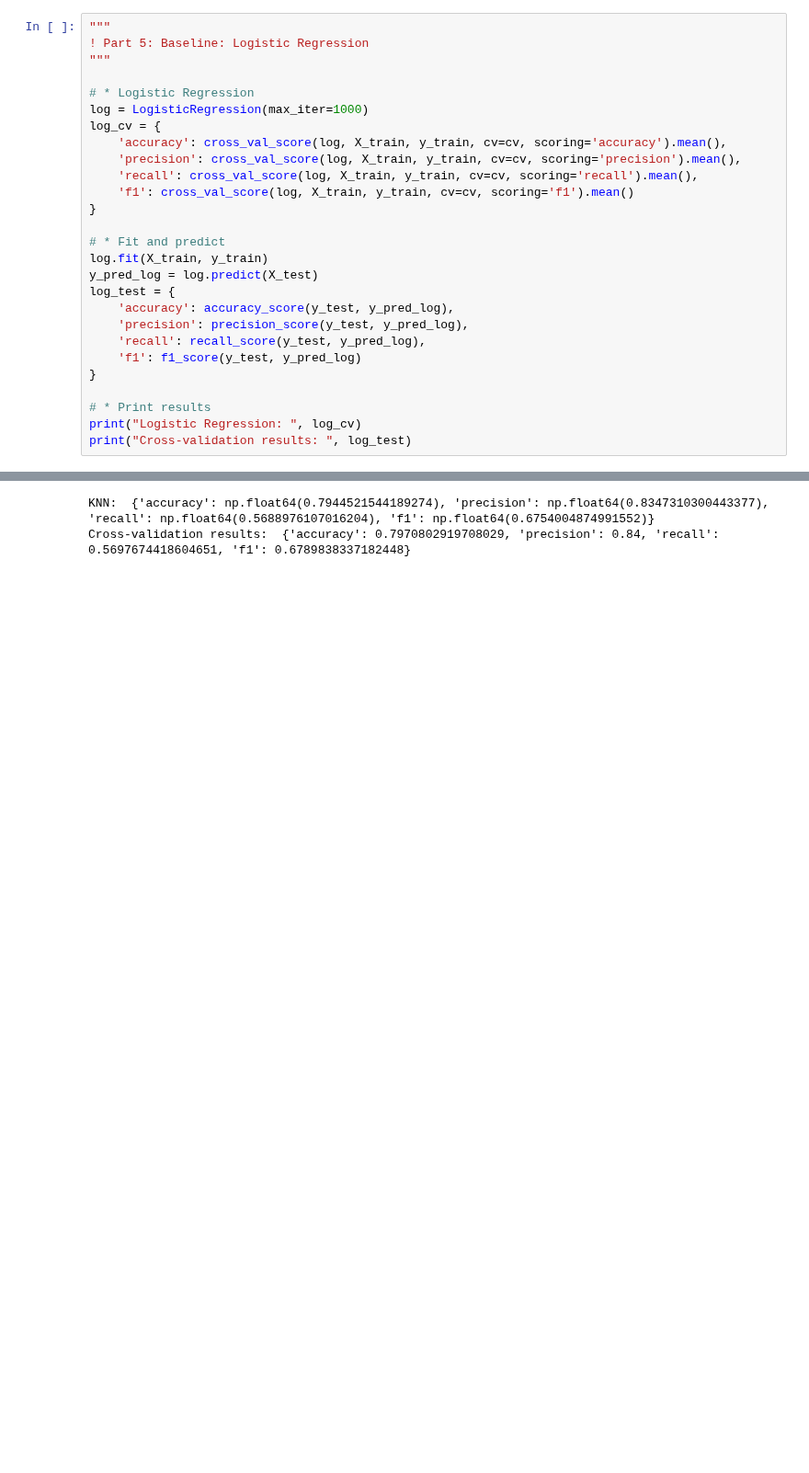
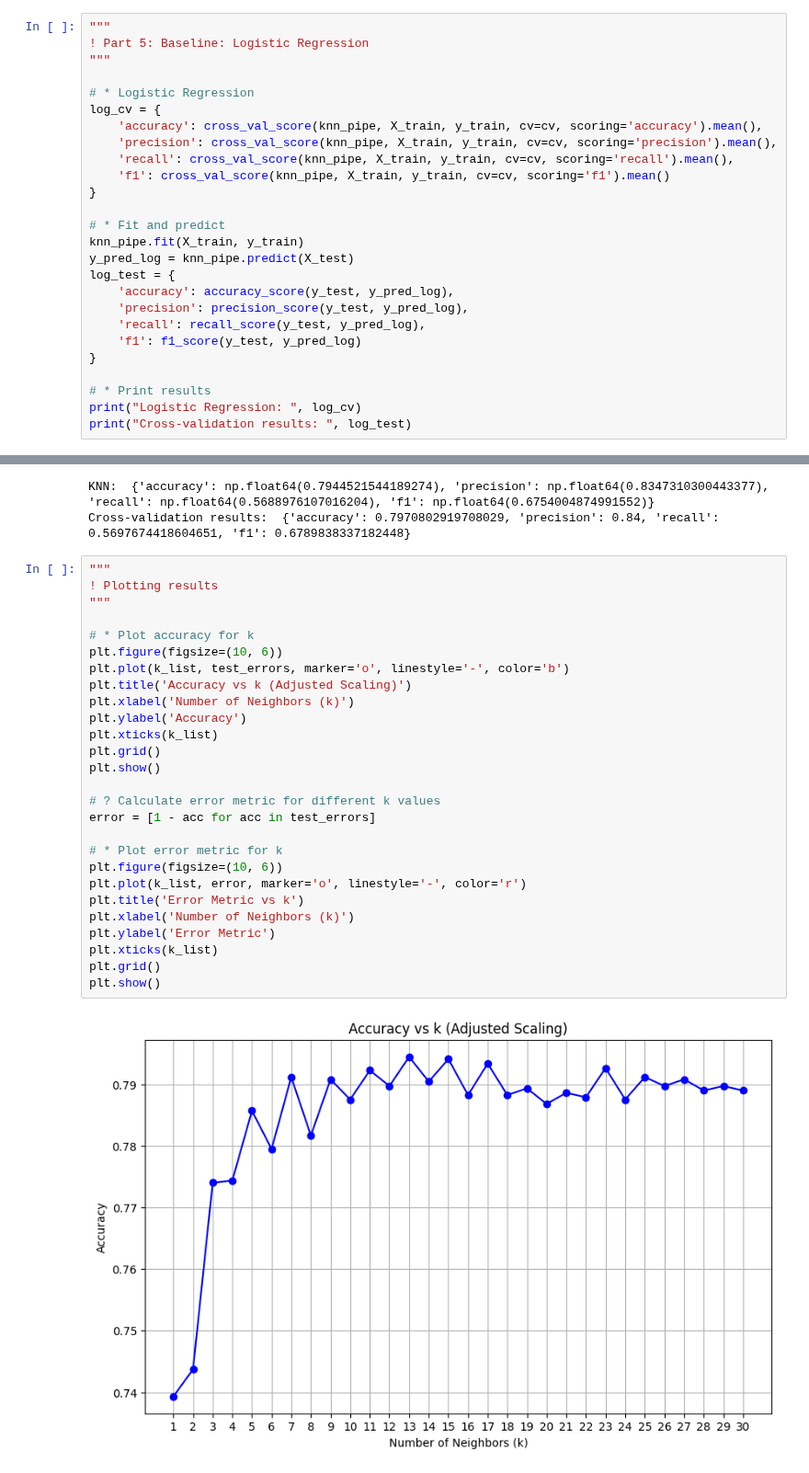
Before and after one commit to JayNightmare/Machine-Learning-in-Python, a Jupyter notebook: Q3/KNN.ipynb, the cells around one changed output, grey strips where cells are left out. Shown at 92% size. Drawn from its saved outputs; the diff is of its cells as text; blank space fills up the shorter version.

```diff
--- a/Q3/KNN.ipynb
+++ b/Q3/KNN.ipynb
@@ -76,17 +109,16 @@ cv = KFold(n_splits=5, shuffle=True, random_state=42)
 """
 
 # * Logistic Regression
-log = LogisticRegression(max_iter=1000)
 log_cv = {
-    'accuracy': cross_val_score(log, X_train, y_train, cv=cv, scoring='accuracy').mean(),
-    'precision': cross_val_score(log, X_train, y_train, cv=cv, scoring='precision').mean(),
-    'recall': cross_val_score(log, X_train, y_train, cv=cv, scoring='recall').mean(),
-    'f1': cross_val_score(log, X_train, y_train, cv=cv, scoring='f1').mean()
+    'accuracy': cross_val_score(knn_pipe, X_train, y_train, cv=cv, scoring='accuracy').mean(),
+    'precision': cross_val_score(knn_pipe, X_train, y_train, cv=cv, scoring='precision').mean(),
+    'recall': cross_val_score(knn_pipe, X_train, y_train, cv=cv, scoring='recall').mean(),
+    'f1': cross_val_score(knn_pipe, X_train, y_train, cv=cv, scoring='f1').mean()
 }
 
 # * Fit and predict
-log.fit(X_train, y_train)
-y_pred_log = log.predict(X_test)
+knn_pipe.fit(X_train, y_train)
+y_pred_log = knn_pipe.predict(X_test)
 log_test = {
     'accuracy': accuracy_score(y_test, y_pred_log),
     'precision': precision_score(y_test, y_pred_log),
@@ -150,3 +196,32 @@ print("Cross-validation results: ", knn_test)
 # %% [output]
 KNN:  {'accuracy': np.float64(0.7944521544189274), 'precision': np.float64(0.8347310300443377), 'recall': np.float64(0.5688976107016204), 'f1': np.float64(0.6754004874991552)}
 Cross-validation results:  {'accuracy': 0.7970802919708029, 'precision': 0.84, 'recall': 0.5697674418604651, 'f1': 0.6789838337182448}
+# %%
+"""
+! Plotting results
+"""
+
+# * Plot accuracy for k
+plt.figure(figsize=(10, 6))
+plt.plot(k_list, test_errors, marker='o', linestyle='-', color='b')
+plt.title('Accuracy vs k (Adjusted Scaling)')
+plt.xlabel('Number of Neighbors (k)')
+plt.ylabel('Accuracy')
+plt.xticks(k_list)
+plt.grid()
+plt.show()
+
+# ? Calculate error metric for different k values
+error = [1 - acc for acc in test_errors]
+
+# * Plot error metric for k
+plt.figure(figsize=(10, 6))
+plt.plot(k_list, error, marker='o', linestyle='-', color='r')
+plt.title('Error Metric vs k')
+plt.xlabel('Number of Neighbors (k)')
+plt.ylabel('Error Metric')
+plt.xticks(k_list)
+plt.grid()
+plt.show()
+# %% [output]
+[figure, added]
```
Also changed, not shown: parts of 7 cells of this notebook.
